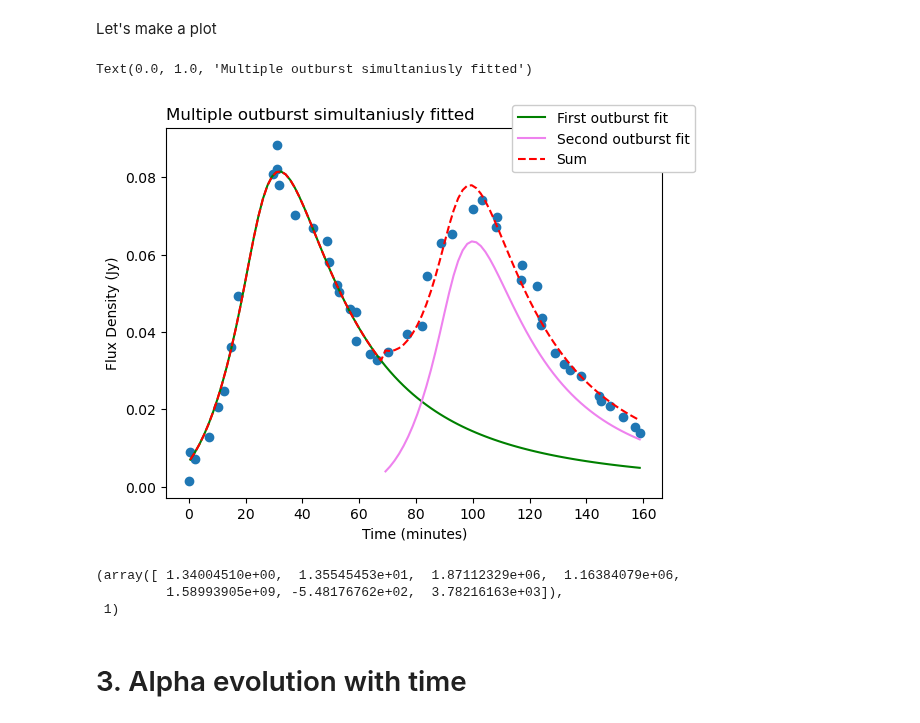
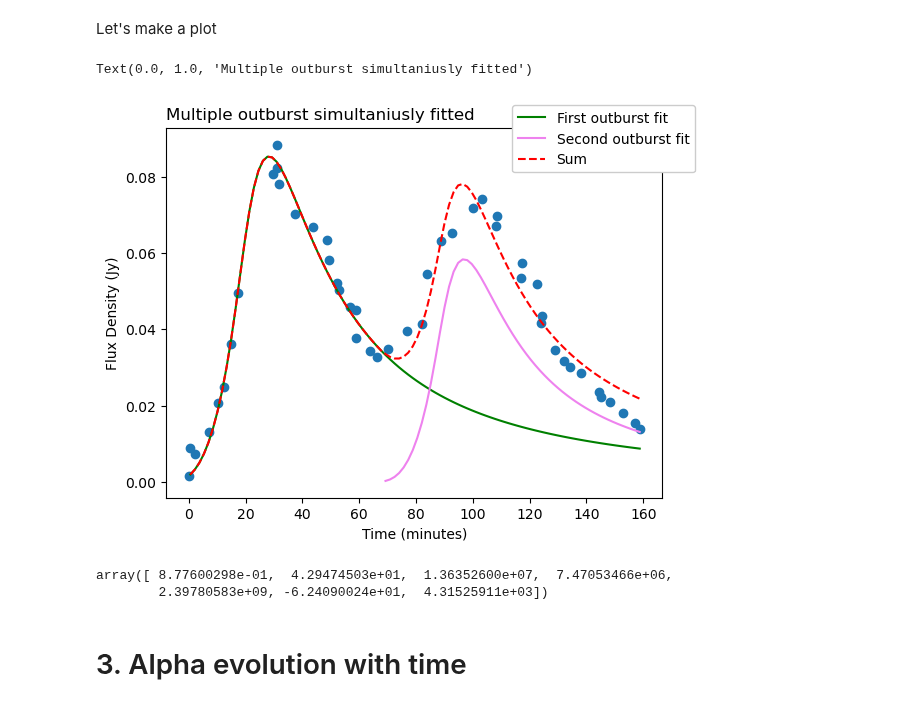
Before and after one commit to Camachoadri/JAEICU2024, a Jupyter notebook: Blob emission in GRS 1915+105/Blob emission in GRS 1915+105-07-03-24.ipynb, the cells around one changed output. Saved outputs shown, nothing was run; the diff lists cells and outputs as text; code cells hidden in the pictures.

Commit message:
Change leastsq to least_squares to implement the second on AT2019

```diff
--- a/Blob emission in GRS 1915+105/Blob emission in GRS 1915+105-07-03-24.ipynb
+++ b/Blob emission in GRS 1915+105/Blob emission in GRS 1915+105-07-03-24.ipynb
@@ -759,7 +759,7 @@ offset2=4100.
 
 params0 = (p, B0, N0, N0, speed, offset1, offset2)
 args = (time, FluxDens, frequency, d, r0, 1., peaks)
-result = scipy.optimize.leastsq(leastsq_function, params0, args=args)
+result = scipy.optimize.least_squares(leastsq_function, params0, args=args)
 # %% [markdown]
 Let's make a plot
 # %%
@@ -770,40 +770,39 @@ FluxDens_sl=FluxDens[peaks[0][0]:peaks[1][1]]
 # %%
 time=np.linspace(time_sl[0], time_sl[peaks[1][1]-peaks[0][0]-1], 100)
 time1= time[time < offset2]
 time2= time[offset2 <= time ]
 
 yfit = np.empty(time.shape)
 yfit1= np.empty(time1.shape)
 yfit2= np.empty(time2.shape)
 
-yfit1= FluxatT(time1, frequency, result[0][0], result[0][1], result[0][2], d, r0, result[0][4], 1., result[0][5])
-yfit2= (FluxatT(time2, frequency, result[0][0], result[0][1], result[0][2], d, r0, result[0][4], 1., result[0][5]) +
-              FluxatT(time2, frequency, result[0][0], result[0][1], result[0][3], d, r0, result[0][4], 1., result[0][6]))
+yfit1= FluxatT(time1, frequency, result['x'][0], result['x'][1], result['x'][2], d, r0, result['x'][4], 1., result['x'][5])
+yfit2= (FluxatT(time2, frequency, result['x'][0], result['x'][1], result['x'][2], d, r0, result['x'][4], 1., result['x'][5]) +
+              FluxatT(time2, frequency, result['x'][0], result['x'][1], result['x'][3], d, r0, result['x'][4], 1., result['x'][6]))
 yfit= np.concatenate((yfit1, yfit2), axis=0)
 
 #Some arrays for the plot
-yfit2_withoutFlux2= FluxatT(time2, frequency, result[0][0], result[0][1], result[0][2], d, r0, result[0][4], 1., result[0][5])
-yfit2_withoutFlux1= FluxatT(time2, frequency, result[0][0], result[0][1], result[0][3], d, r0, result[0][4], 1., result[0][6])
+yfit2_withoutFlux2= FluxatT(time2, frequency, result['x'][0], result['x'][1], result['x'][2], d, r0, result['x'][4], 1., result['x'][5])
+yfit2_withoutFlux1= FluxatT(time2, frequency, result['x'][0], result['x'][1], result['x'][3], d, r0, result['x'][4], 1., result['x'][6])
 
 
 plt.scatter(time_sl/60, FluxDens_sl)
 plt.plot(time/60, np.concatenate((yfit1, yfit2_withoutFlux2), axis=0), c='green', label='First outburst fit')
 plt.plot(time2/60, yfit2_withoutFlux1, c='violet', label='Second outburst fit')
 plt.plot(time/60, yfit, c='red', linestyle='dashed', label= 'Sum')
 
 plt.ylabel("Flux Density (Jy)")
 plt.xlabel("Time (minutes)")
 plt.legend(loc='best',  bbox_to_anchor=(0, 0, 1.08, 1.08), framealpha= 1)
 plt.title('Multiple outburst simultaniusly fitted', loc='left')
 # %% [output]
 Text(0.0, 1.0, 'Multiple outburst simultaniusly fitted')
-[figure, old version]
+[figure, new version]
 # %%
-result
+result['x']
 # %% [output]
-(array([ 1.34004510e+00,  1.35545453e+01,  1.87112329e+06,  1.16384079e+06,
-         1.58993905e+09, -5.48176762e+02,  3.78216163e+03]),
- 1)
+array([ 8.77600298e-01,  4.29474503e+01,  1.36352600e+07,  7.47053466e+06,
+        2.39780583e+09, -6.24090024e+01,  4.31525911e+03])
 # %% [markdown]
 # 3. Alpha evolution with time
 # %% [markdown]
```
Also changed, not shown: parts of 1 cell of this notebook.
